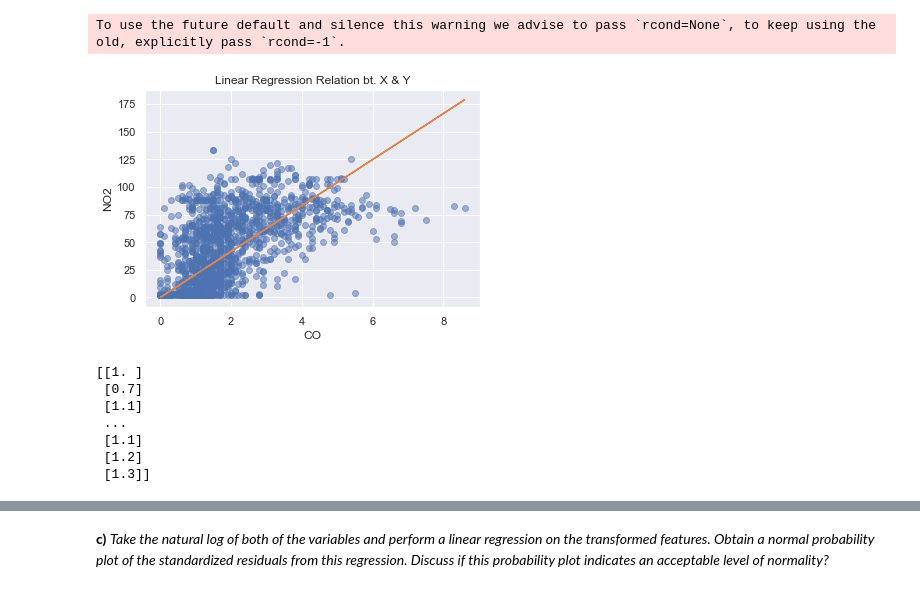
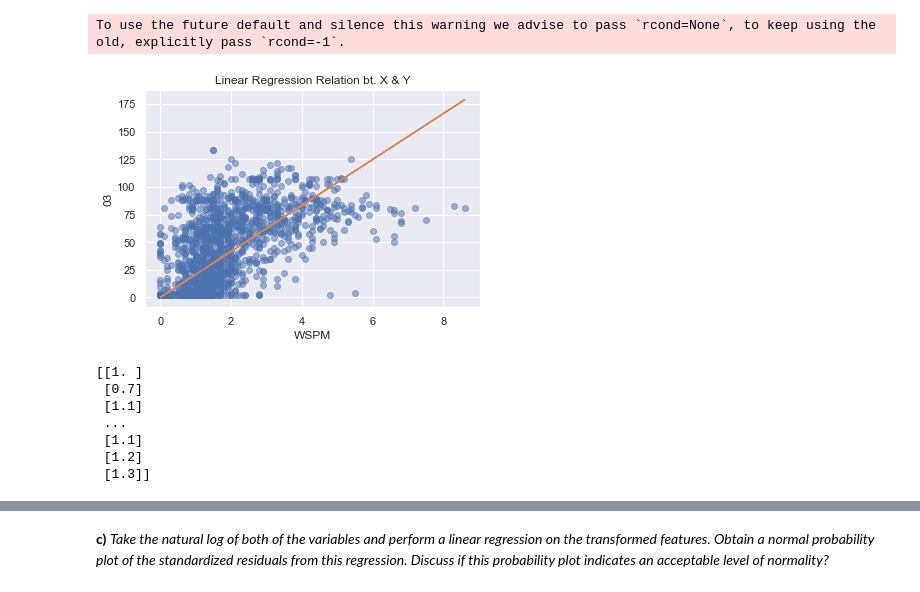
Before and after one commit to oranium/datamining, a Jupyter notebook: NewDataSet/Tryings_on_linear_regression.ipynb, the cells around one changed output, grey strips where cells are left out. Drawn from its saved outputs; the diff is of its cells as text; code cells hidden in the pictures.

```diff
--- a/NewDataSet/Tryings_on_linear_regression.ipynb
+++ b/NewDataSet/Tryings_on_linear_regression.ipynb
@@ -61,16 +61,16 @@ To use the future default and silence this warning we advise to pass `rcond=None
 # %%
 predictions = x* beta # making use of numpy's broadcast
 predictions_withouth_intercept = predictions
 
 ax = sns.regplot(x=x, y=y, fit_reg=False, scatter_kws={'alpha':0.5})
-ax.set(xlabel='CO',
-       ylabel='NO2',
+ax.set(xlabel='WSPM',
+       ylabel='03',
        title='Linear Regression Relation bt. X & Y');
 plt.plot(x, predictions) # overlay a line plot over a scatter plot
 plt.show()
 print(x)
 # %% [output]
-[figure, old version]
+[figure, new version]
 [[1. ]
  [0.7]
  [1.1]
```
Also changed, not shown: parts of 16 cells of this notebook.
